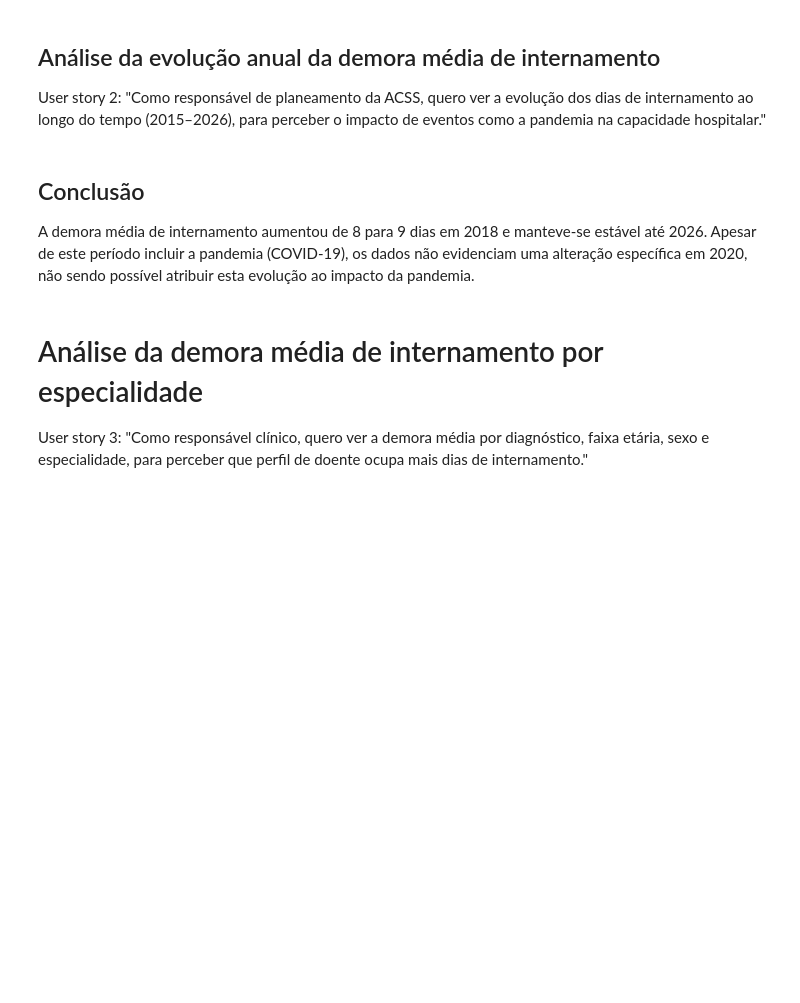
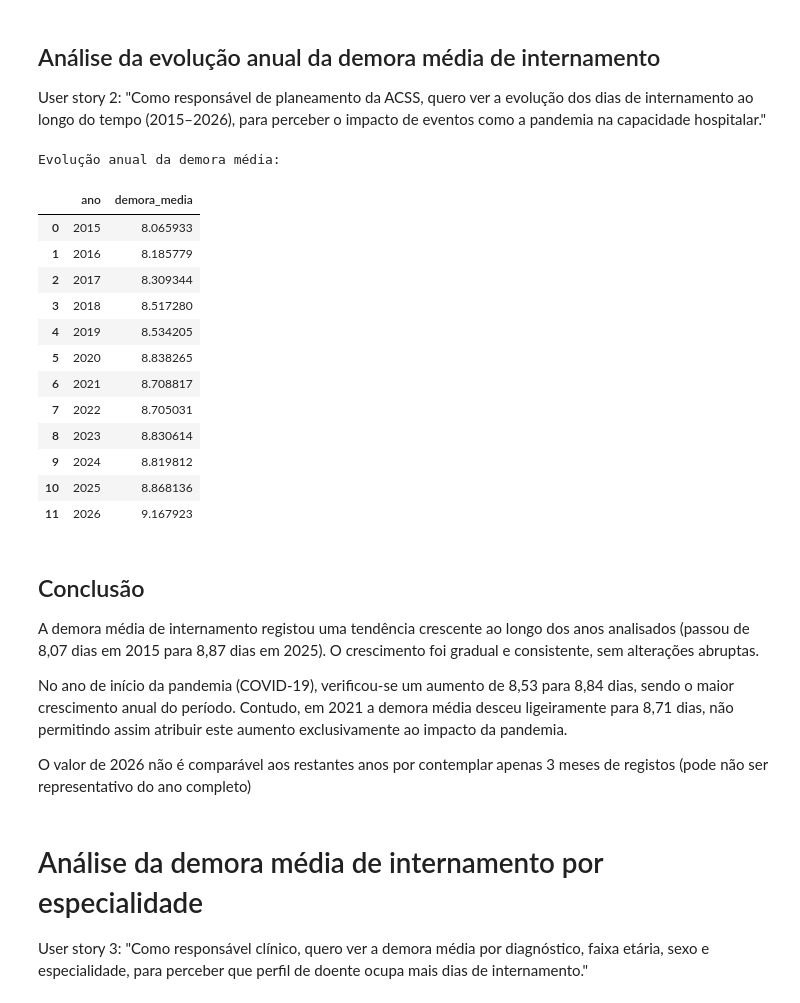
Before and after one commit to barbara-alves-0/Projeto-Final-Git, a Jupyter notebook: src/1_analise.ipynb, the cells around one changed output. Drawn from its saved outputs; the diff is of its cells as text; code cells hidden in the pictures; blank space fills up the shorter version.

Commit message:
Ultimas alterações

```diff
--- a/src/1_analise.ipynb
+++ b/src/1_analise.ipynb
@@ -43,19 +51,39 @@ User story 2:
 # %%
 q = """
 
 SELECT SUBSTR(periodo, 1, 4) AS ano,
-ROUND(SUM(dias_internamento) / SUM(doentes_saidos)) AS demora_media
+(SUM(dias_internamento) / SUM(doentes_saidos)) AS demora_media
 FROM internamento
 WHERE doentes_saidos > 0
 GROUP BY ano
 ORDER BY ano;
 """
 
 print("Evolução anual da demora média:")
 display(pd.read_sql(q, con))
+# %% [output]
+Evolução anual da demora média:
+|  | ano | demora_media |
+| 0 | 2015 | 8.065933 |
+| 1 | 2016 | 8.185779 |
+| 2 | 2017 | 8.309344 |
+| 3 | 2018 | 8.517280 |
+| 4 | 2019 | 8.534205 |
+| 5 | 2020 | 8.838265 |
+| 6 | 2021 | 8.708817 |
+| 7 | 2022 | 8.705031 |
+| 8 | 2023 | 8.830614 |
+| 9 | 2024 | 8.819812 |
+| 10 | 2025 | 8.868136 |
+| 11 | 2026 | 9.167923 |
 # %% [markdown]
 ## Conclusão
-A demora média de internamento aumentou de 8 para 9 dias em 2018 e manteve-se estável até 2026. Apesar de este período incluir a pandemia (COVID-19), os dados não evidenciam uma alteração específica em 2020, não sendo possível atribuir esta evolução ao impacto da pandemia.
+A demora média de internamento registou uma tendência crescente ao longo dos anos analisados (passou de 8,07 dias em 2015 para 8,87 dias em 2025). O crescimento foi gradual e consistente, sem alterações abruptas.
+
+No ano de início da pandemia (COVID-19), verificou-se um aumento de 8,53 para 8,84 dias, sendo o maior crescimento anual do período.
+Contudo, em 2021 a demora média desceu ligeiramente para 8,71 dias, não permitindo assim atribuir este aumento exclusivamente ao impacto da pandemia.
+
+O valor de 2026 não é comparável aos restantes anos por contemplar apenas 3 meses de registos (pode não ser representativo do ano completo)
 # %% [markdown]
 # Análise da demora média de internamento por especialidade
 User story 3:
```
Also changed, not shown: parts of 3 cells of this notebook, 3 other files.
